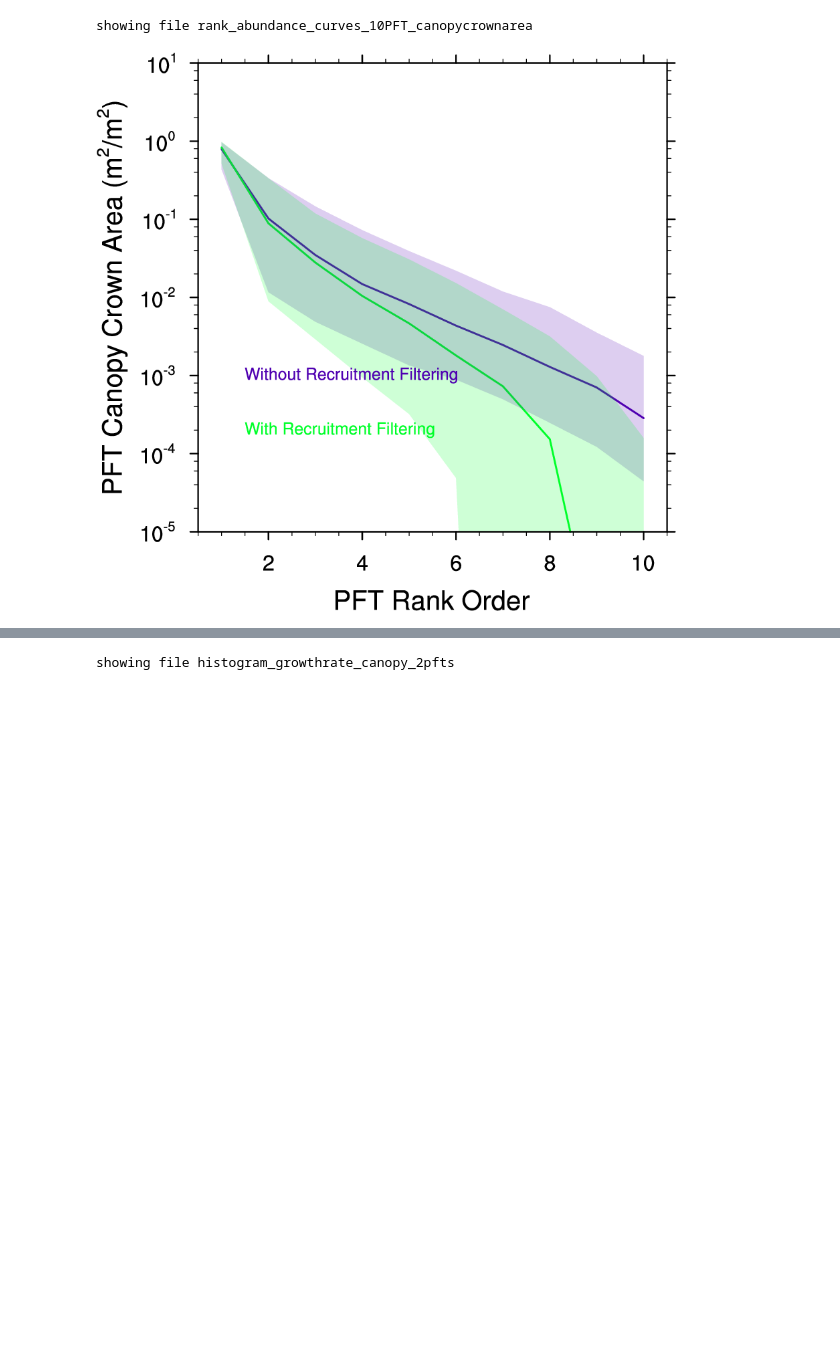
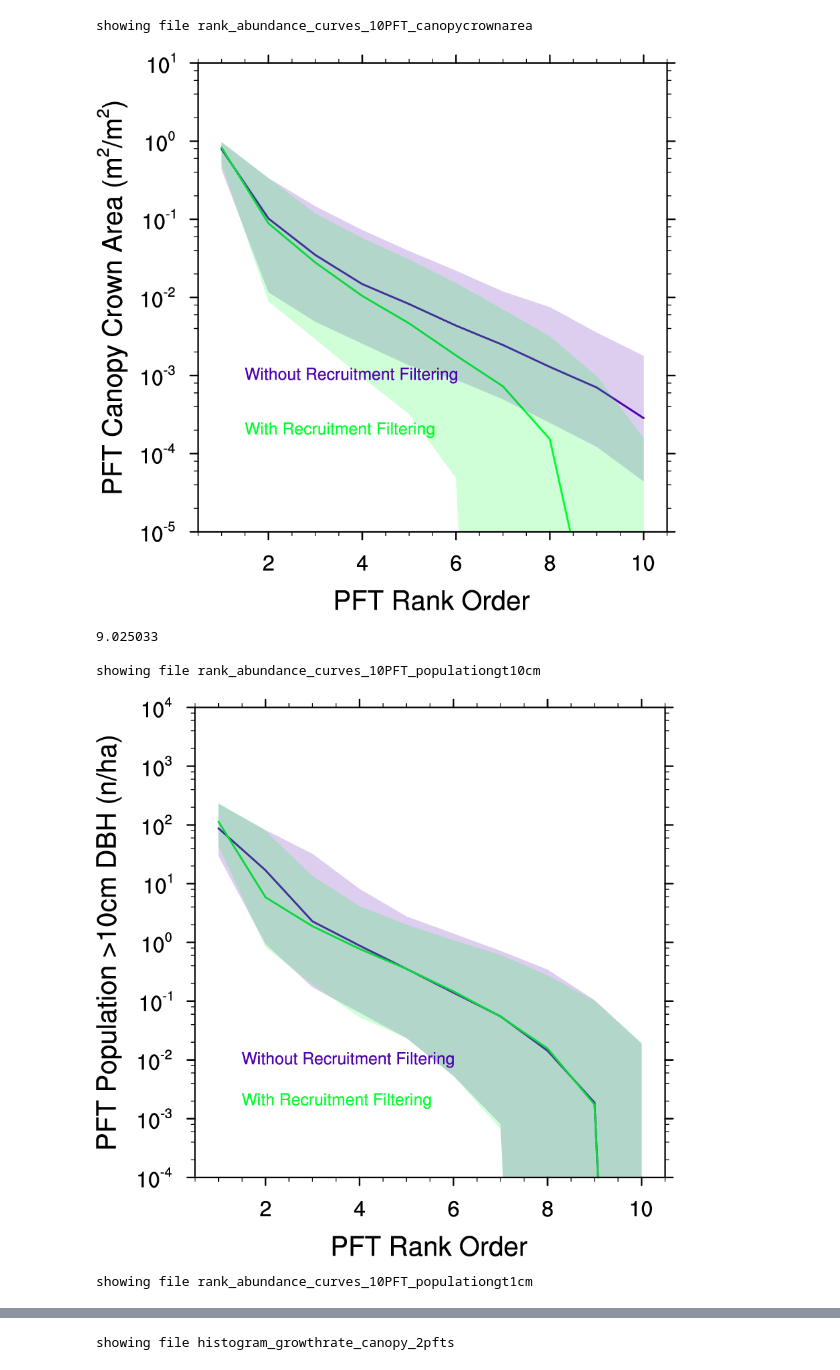
Before and after one commit to NGEET/testbeds, a Jupyter notebook: BCI_testbed/fates_output_analysis_npfts_expt.ipynb, the cells around one changed output, grey strips where cells are left out. Saved outputs shown, nothing was run; the diff lists cells and outputs as text; code cells hidden in the pictures; blank space fills up the shorter version.

```diff
--- a/BCI_testbed/fates_output_analysis_npfts_expt.ipynb
+++ b/BCI_testbed/fates_output_analysis_npfts_expt.ipynb
@@ -295,3 +308,55 @@ map_funcs.xyplot(np.arange(10)+1, pftabundance_canopycrownarea_medians,ylog=True
 # %% [output]
 showing file rank_abundance_curves_10PFT_canopycrownarea
 [figure]
+# %%
+## and calculate a ranked abundanmce curve from actual population densities.  Lets use numbers greater than 1cm and 10cm here.
+## Because the lower bounds are at approximately 9 and 11 cm, estimate 10+cm population as 11+cm population + 0.5 * 9cm bin
+ilevscls_9cm = 12
+ilevscls_11cm = ilevscls_9cm+1
+npfts_recrfiltexp = 10
+print(fates_levscls[ilevscls_9cm])
+nplant_scpf_mixing = fates_history_files_h1[i_exp_recruitment][0].variables['NPLANT_SCPF'][:,expt_mem_years[i][j][0]:expt_mem_years[i][j][1],:,0].mean(axis=1)
+nplant_scpf_nomixing = fates_history_files_h1[i_exp_recruitment][1].variables['NPLANT_SCPF'][:,expt_mem_years[i][j][0]:expt_mem_years[i][j][1],:,0].mean(axis=1)
+
+nplant_gt10cm_pft = np.ma.masked_all([n_recr_exp_members,n_ens_members,npfts_recrfiltexp])
+nplant_scpf_mixing.shape
+#nlevscls
+for i_pft in range(npfts_recrfiltexp):
+    nplant_gt10cm_pft[0,:,i_pft] = nplant_scpf_mixing[:,i_pft*nlevscls+ilevscls_11cm:(i_pft+1)*nlevscls].sum(axis=1)+0.5*nplant_scpf_mixing[:,i_pft*nlevscls+ilevscls_9cm]
+    nplant_gt10cm_pft[1,:,i_pft] = nplant_scpf_nomixing[:,i_pft*nlevscls+ilevscls_11cm:(i_pft+1)*nlevscls].sum(axis=1)+0.5*nplant_scpf_mixing[:,i_pft*nlevscls+ilevscls_9cm]
+
+nplant_gt10cm_pft = np.sort(nplant_gt10cm_pft, axis=2)[:,:,::-1]
+
+pftabundance_populationgt10cm_curves_mixing_percentiles = np.percentile(nplant_gt10cm_pft[0,:,:], percentiles_toplot, axis=0)
+pftabundance_populationgt10cm_curves_nomixing_percentiles = np.percentile(nplant_gt10cm_pft[1,:,:], percentiles_toplot, axis=0)
+
+pftabundance_populationgt10cm_medians = np.maximum(np.row_stack([pftabundance_populationgt10cm_curves_mixing_percentiles[1,:],pftabundance_populationgt10cm_curves_nomixing_percentiles[1,:]]), minval_rankabundance)
+pftabundance_populationgt10cm_ll = np.maximum(np.row_stack([pftabundance_populationgt10cm_curves_mixing_percentiles[0,:],pftabundance_populationgt10cm_curves_nomixing_percentiles[0,:]]), minval_rankabundance)
+pftabundance_populationgt10cm_ul = np.maximum(np.row_stack([pftabundance_populationgt10cm_curves_mixing_percentiles[2,:],pftabundance_populationgt10cm_curves_nomixing_percentiles[2,:]]), minval_rankabundance)
+
+map_funcs.xyplot(np.arange(10)+1, pftabundance_populationgt10cm_medians,ylog=True, xrange=[0.5,10.5], yrange=[1e-4,1e4], ytitle='PFT Population >10cm DBH (n/ha)', xtitle='PFT Rank Order', colors=[5,100], labels=['Without Recruitment Filtering','With Recruitment Filtering'], label_yspace=5., label_ystart=1e-2, shadederror_ulimit=pftabundance_populationgt10cm_ul, shadederror_llimit=pftabundance_populationgt10cm_ll, shadederror_opacity=0.1, file='rank_abundance_curves_10PFT_populationgt10cm', showjupyter=True)
+
+
+ilevscls_1cm  = 1
+nplant_gt1cm_pft = np.ma.masked_all([n_recr_exp_members,n_ens_members,npfts_recrfiltexp])
+
+for i_pft in range(npfts_recrfiltexp):
+    nplant_gt1cm_pft[0,:,i_pft] = nplant_scpf_mixing[:,i_pft*nlevscls+ilevscls_1cm:(i_pft+1)*nlevscls].sum(axis=1)
+    nplant_gt1cm_pft[1,:,i_pft] = nplant_scpf_nomixing[:,i_pft*nlevscls+ilevscls_1cm:(i_pft+1)*nlevscls].sum(axis=1)
+
+nplant_gt1cm_pft = np.sort(nplant_gt1cm_pft, axis=2)[:,:,::-1]
+
+pftabundance_populationgt1cm_curves_mixing_percentiles = np.percentile(nplant_gt1cm_pft[0,:,:], percentiles_toplot, axis=0)
+pftabundance_populationgt1cm_curves_nomixing_percentiles = np.percentile(nplant_gt1cm_pft[1,:,:], percentiles_toplot, axis=0)
+
+pftabundance_populationgt1cm_medians = np.maximum(np.row_stack([pftabundance_populationgt1cm_curves_mixing_percentiles[1,:],pftabundance_populationgt1cm_curves_nomixing_percentiles[1,:]]), minval_rankabundance)
+pftabundance_populationgt1cm_ll = np.maximum(np.row_stack([pftabundance_populationgt1cm_curves_mixing_percentiles[0,:],pftabundance_populationgt1cm_curves_nomixing_percentiles[0,:]]), minval_rankabundance)
+pftabundance_populationgt1cm_ul = np.maximum(np.row_stack([pftabundance_populationgt1cm_curves_mixing_percentiles[2,:],pftabundance_populationgt1cm_curves_nomixing_percentiles[2,:]]), minval_rankabundance)
+
+map_funcs.xyplot(np.arange(10)+1, pftabundance_populationgt1cm_medians,ylog=True, xrange=[0.5,10.5], yrange=[1e-4,1e4], ytitle='PFT Population >1cm DBH (n/ha)', xtitle='PFT Rank Order', colors=[5,100], labels=['Without Recruitment Filtering','With Recruitment Filtering'], label_yspace=5., label_ystart=1e-2, shadederror_ulimit=pftabundance_populationgt1cm_ul, shadederror_llimit=pftabundance_populationgt1cm_ll, shadederror_opacity=0.1, file='rank_abundance_curves_10PFT_populationgt1cm', showjupyter=True)
+# %% [output]
+9.025033
+
+showing file rank_abundance_curves_10PFT_populationgt10cm
+[figure, added]
+showing file rank_abundance_curves_10PFT_populationgt1cm
```
Also changed, not shown: parts of 9 cells of this notebook.
